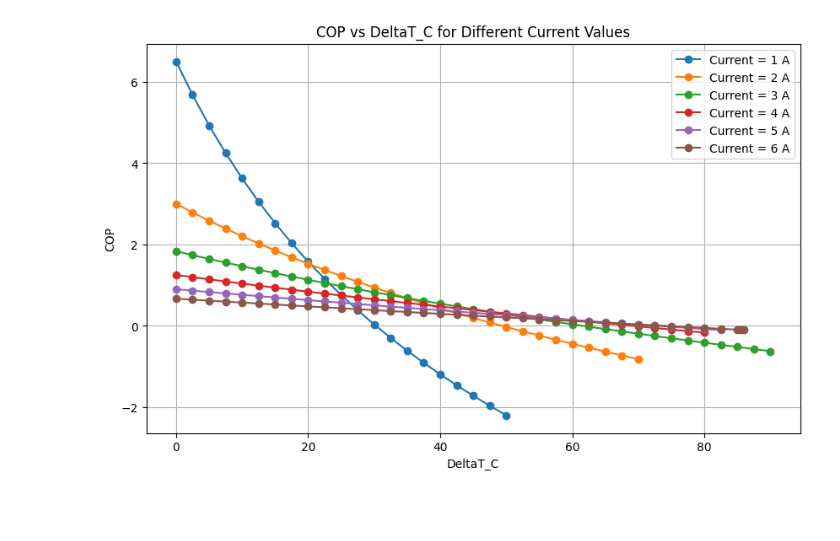
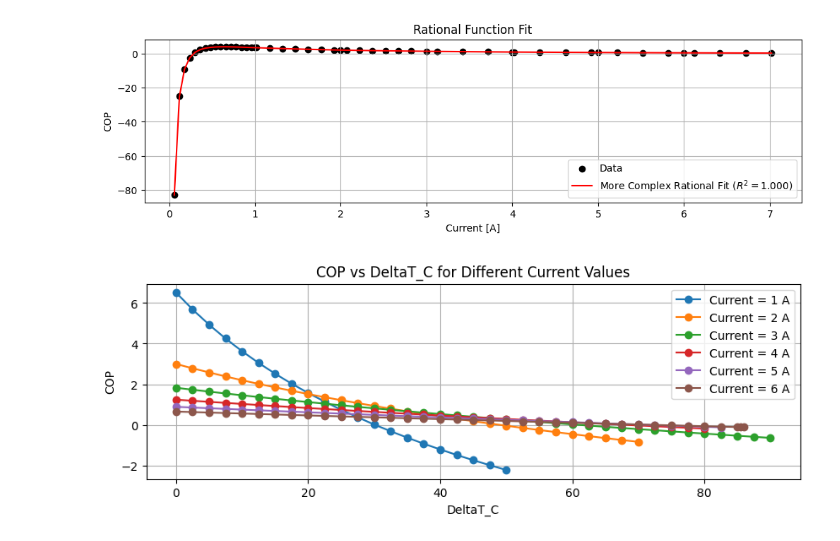
Before and after one commit to Jackmastro/Semester_Project, a Jupyter notebook: data_fitting.ipynb, the cells around one changed output. Cells and saved outputs as stored; diff of their text form; code cells hidden in the pictures; blank space fills up the shorter version.

```diff
--- a/data_fitting.ipynb
+++ b/data_fitting.ipynb
@@ -48,16 +30,27 @@ plt.show()
+# %%
+plt.figure(figsize=(12, 3))
+plt.scatter(x_filtered, y_filtered, label='Data', color='black')
+plt.plot(x_filtered, y_fit_rational_more_terms, label=f'More Complex Rational Fit ($R^2 = {r2_rational_more_terms:.3f}$)', color='red')
+
+plt.xlabel('Current [A]')
+plt.ylabel('COP')
+plt.title('Rational Function Fit')
+plt.legend()
+plt.grid(True)
+plt.show()
+# %% [output]
+[figure, added]
 # %%
-# loop over data and plot in the same figure
-# for all Current_A values equal to 1, 2, 3, 4, 5, 6 plot the COP values as function of DeltaT_C
-plt.figure(figsize=(10, 6))
+plt.figure(figsize=(10, 3))
 for i in range(1, 7):
     current_data = data[data['Current_A'] == i]
     plt.plot(current_data['DeltaT_C'], current_data['COP'], label=f'Current = {i} A', marker='o')
 
 plt.xlabel('DeltaT_C')
 plt.ylabel('COP')
 plt.title('COP vs DeltaT_C for Different Current Values')
 plt.legend()
 plt.grid(True)
 plt.show()
 # %% [output]
-[figure, old version]
+[figure, new version]
```
Also changed, not shown: parts of 4 cells of this notebook, 4 other files.
